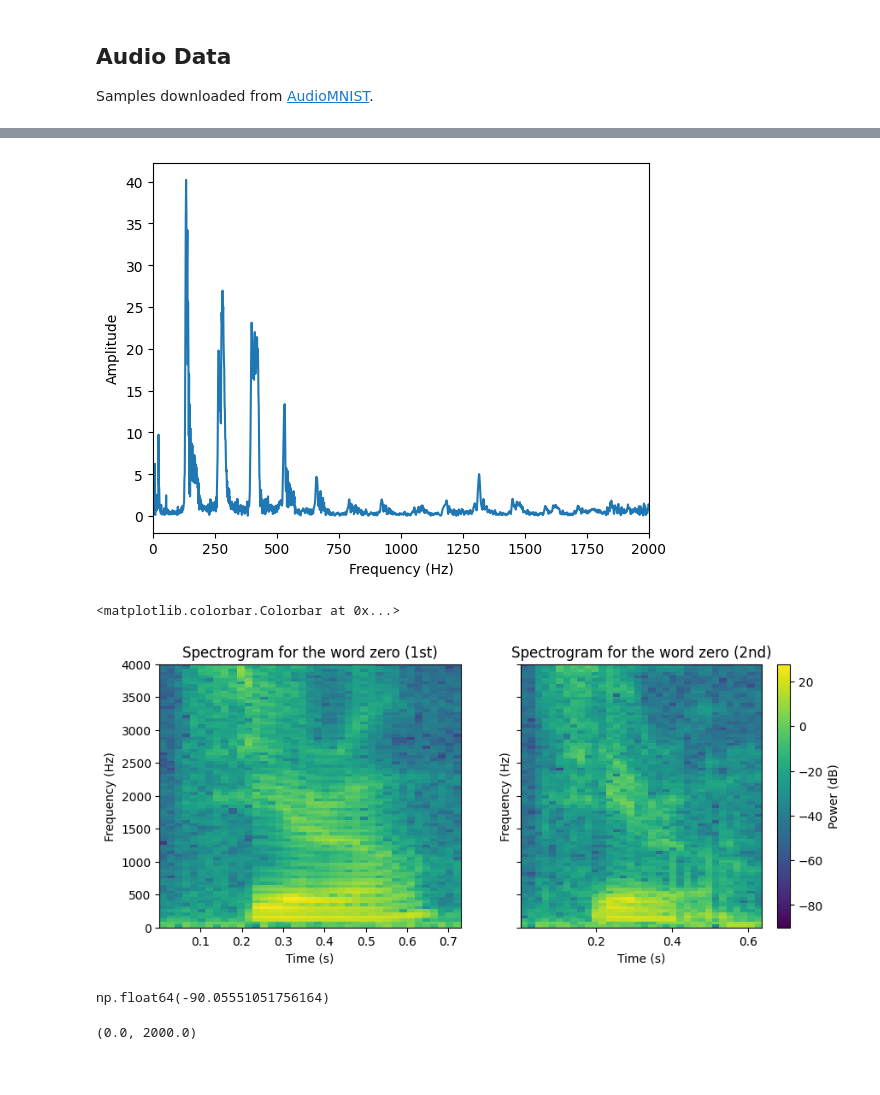
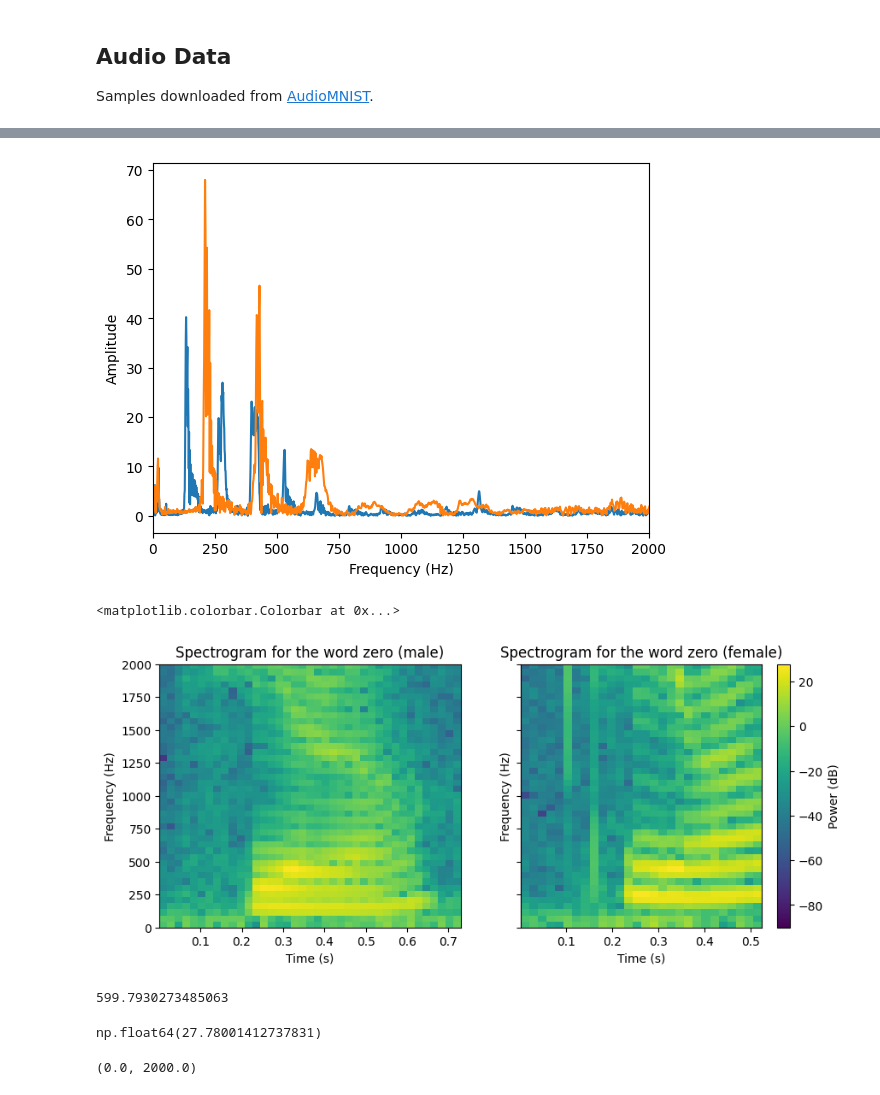
Before and after one commit to mru-data3464/w26, a Jupyter notebook: demo_code/10_signals_audio/signals_1D.ipynb, the cells around one changed output, grey strips where cells are left out. Saved outputs shown, nothing was run; the diff lists cells and outputs as text; code cells hidden in the pictures.

Commit message:
male/female voice samples added during class

```diff
--- a/demo_code/10_signals_audio/signals_1D.ipynb
+++ b/demo_code/10_signals_audio/signals_1D.ipynb
@@ -114,7 +133,7 @@ import IPython.display as ipd
 # %%
 # Load the two audio files
 sr_00, zero_0 = wavfile.read("0_01_0.wav")
-sr_01, zero_1 = wavfile.read("0_01_1.wav")
+sr_01, zero_1 = wavfile.read("0_12_0.wav")
 
 # what did that return?
 print(sr_00, zero_0.shape)
@@ -156,36 +176,39 @@ plot_freq(tone, sr_00, 1000)
 # %%
 # What about the zero?
 plot_freq(zero_0, sr_00, 2000)
+plot_freq(zero_1, sr_00 ,2000)
 # %% [output]
-[figure, old version]
+[figure, new version]
 # %%
 # a spectrogram is a windowed FFT that tries to combine time and frequency information
 fig, axes = plt.subplots(1, 2, figsize=(10,4), sharey=True)
 spec0 = axes[0].specgram(zero_0, NFFT=1024, Fs=sr_00)
 axes[0].set_xlabel("Time (s)")
 axes[0].set_ylabel("Frequency (Hz)")
 plt.ylim([0, 4000])
-axes[0].set_title("Spectrogram for the word zero (1st)")
+axes[0].set_title("Spectrogram for the word zero (male)")
 
 # find the min/max of the PSD
 min_p = 10 * np.log10(spec0[0].min())
 max_p = 10 * np.log10(spec0[0].max())
 
 spec1 = axes[1].specgram(zero_1, NFFT=1024, Fs=sr_00, vmin=min_p, vmax=max_p)
 axes[1].set_xlabel("Time (s)")
 axes[1].set_ylabel("Frequency (Hz)")
-plt.ylim([0, 4000])
-axes[1].set_title("Spectrogram for the word zero (2nd)")
+plt.ylim([0, 2000])
+axes[1].set_title("Spectrogram for the word zero (female)")
 
 # colourbar should apply to both now
 fig.colorbar(spec1[-1], label="Power (dB)")
 # %% [output]
 <matplotlib.colorbar.Colorbar at 0x...>
-[figure, old version]
+[figure, new version]
 # %%
-10 * np.log10(spec0[0].min())
+print(spec0[0].max())
+10 * np.log10(spec0[0].max())
 # %% [output]
-np.float64(-90.05551051756164)
+599.7930273485063
+np.float64(27.78001412737831)
 # %%
 plt.specgram(tone, NFFT=1024, Fs=sr_00)
 plt.xlabel("Time (s)")
```
Also changed, not shown: parts of 15 cells of this notebook, 1 other file.
